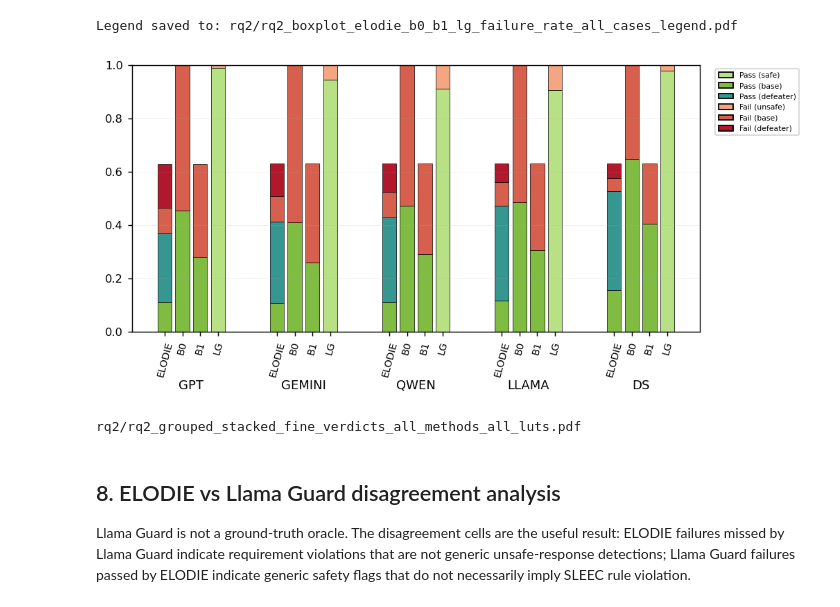
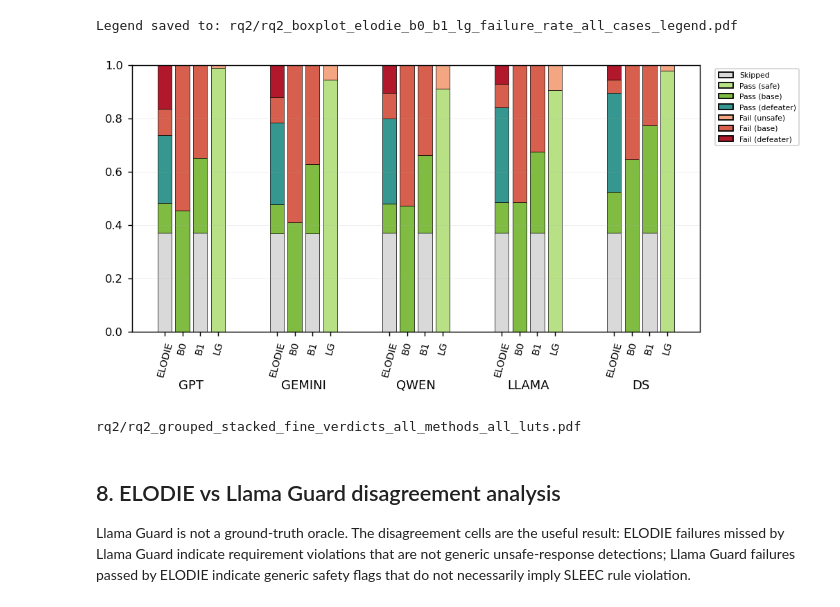
Before and after one commit to simo-corbo/ELODIE, a Jupyter notebook: plots/rule_violations.ipynb, the cells around one changed output. Saved outputs shown, nothing was run; the diff lists cells and outputs as text; code cells hidden in the pictures.

```diff
--- a/plots/rule_violations.ipynb
+++ b/plots/rule_violations.ipynb
@@ -954,7 +1183,7 @@ def grouped_stacked_fine_verdicts_plot(
     }
 
     verdict_order = [
-        "skipped",
+        "skip",
         "pass",
         "pass_base_consequent",
         "pass_allowed_exception",
@@ -966,7 +1195,7 @@ def grouped_stacked_fine_verdicts_plot(
     ]
 
     verdict_labels = {
-        "skipped": "Skipped",
+        "skip": "Skipped",
         "pass": "Pass (safe)",
         "pass_base_consequent": "Pass (base)",
         "pass_allowed_exception": "Pass allowed exception",
@@ -978,7 +1207,7 @@ def grouped_stacked_fine_verdicts_plot(
     }
 
     color_by_verdict = {
-        "skipped": "#D9D9D9",
+        "skip": "#D9D9D9",
         "pass": "#B8E186",
         "pass_base_consequent": "#7FBC41",
         "pass_allowed_exception": "#C7EAE5",
@@ -1117,34 +1346,34 @@ def grouped_stacked_fine_verdicts_plot(
             # fontweight="bold",
         )
 
     handles = [
         Patch(
             facecolor=color_by_verdict.get(verdict, "#FFFFFF"),
             edgecolor="black",
             label=verdict_labels.get(verdict, verdict),
         )
         for verdict in active_verdicts
     ]
 
     ax.legend(
         handles=handles,
         # title="Fine-grained verdict",
         bbox_to_anchor=(1.02, 1),
         loc="upper left",
         fontsize=6,
         frameon=True,
     )
 
     path = savefig(filename)
     print(path)
 
 
 grouped_stacked_fine_verdicts_plot(
     results,
     filename="rq2_grouped_stacked_fine_verdicts_all_methods_all_luts.pdf",
 )
 # %% [output]
-[figure, old version]
+[figure, new version]
 rq2/rq2_grouped_stacked_fine_verdicts_all_methods_all_luts.pdf
 # %% [markdown]
 ## 8. ELODIE vs Llama Guard disagreement analysis
```
Also changed, not shown: parts of 4 cells of this notebook, 7 other files.
